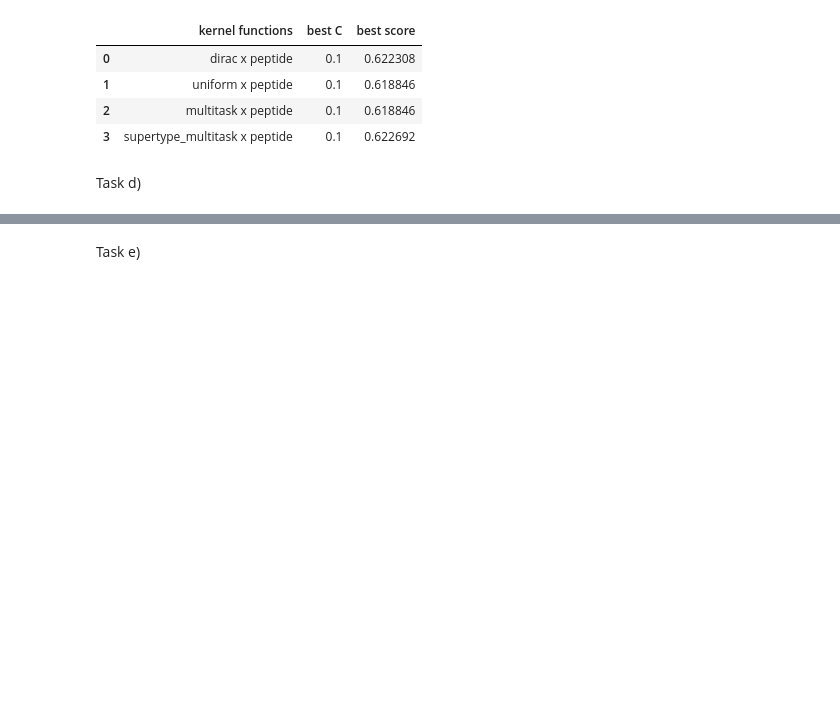
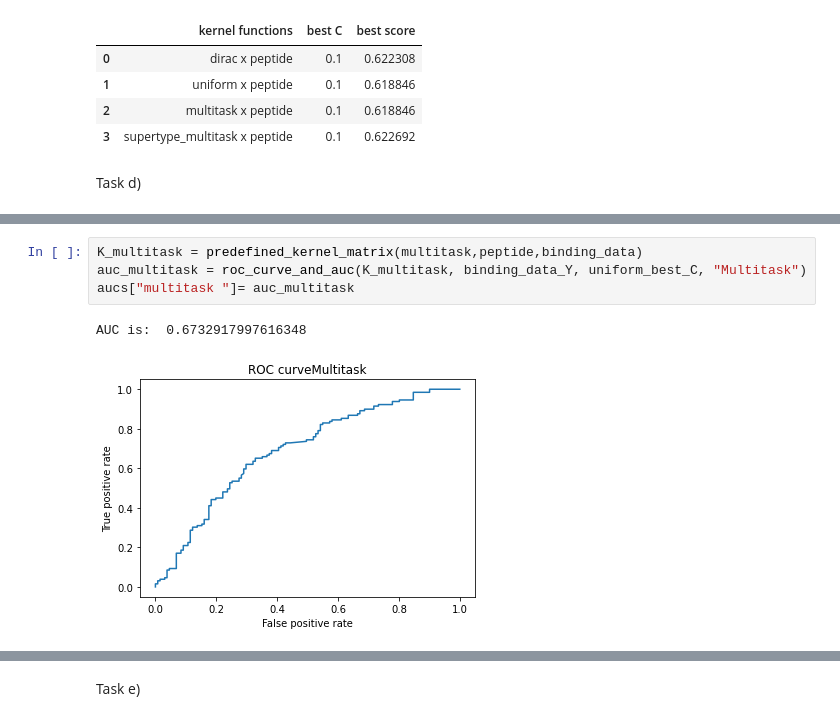
Before and after one commit to mdittschar/MDS, a Jupyter notebook: MDS_Assignment02_Auckenthaler_Dittschar.ipynb, the cells around one changed output, grey strips where cells are left out. Cells and saved outputs as stored; diff of their text form; blank space fills up the shorter version.

```diff
--- a/MDS_Assignment02_Auckenthaler_Dittschar.ipynb
+++ b/MDS_Assignment02_Auckenthaler_Dittschar.ipynb
@@ -221,0 +268,7 @@ Task d)
+# %%
+K_multitask = predefined_kernel_matrix(multitask,peptide,binding_data)
+auc_multitask = roc_curve_and_auc(K_multitask, binding_data_Y, uniform_best_C, "Multitask")
+aucs["multitask "]= auc_multitask
+# %% [output]
+AUC is:  0.6732917997616348
+[figure, added]
```
Also changed, not shown: parts of 7 cells of this notebook, 1 other file.
